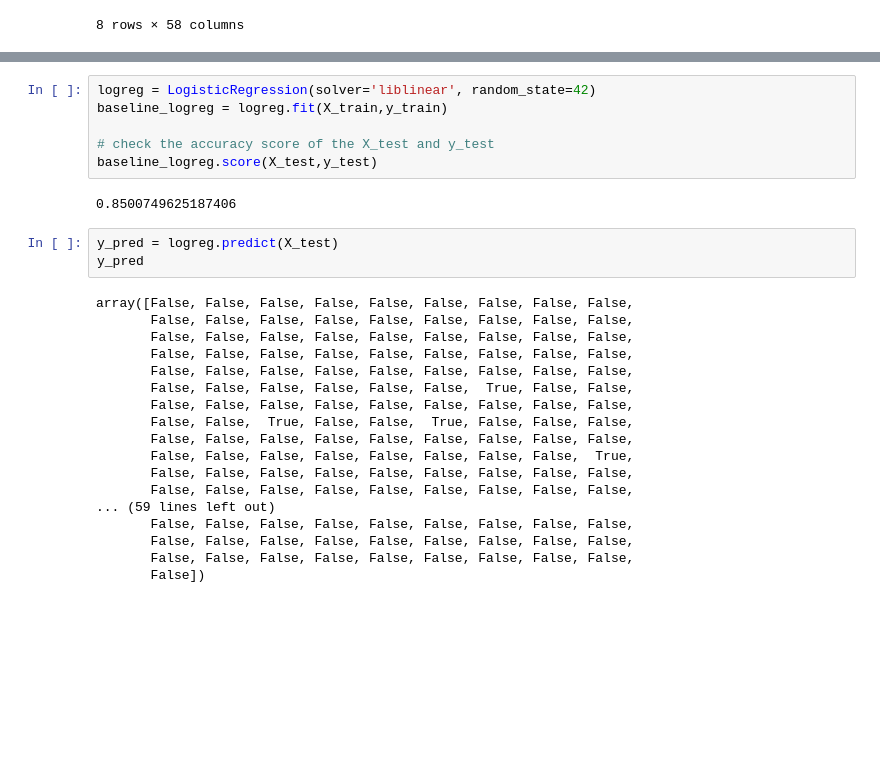
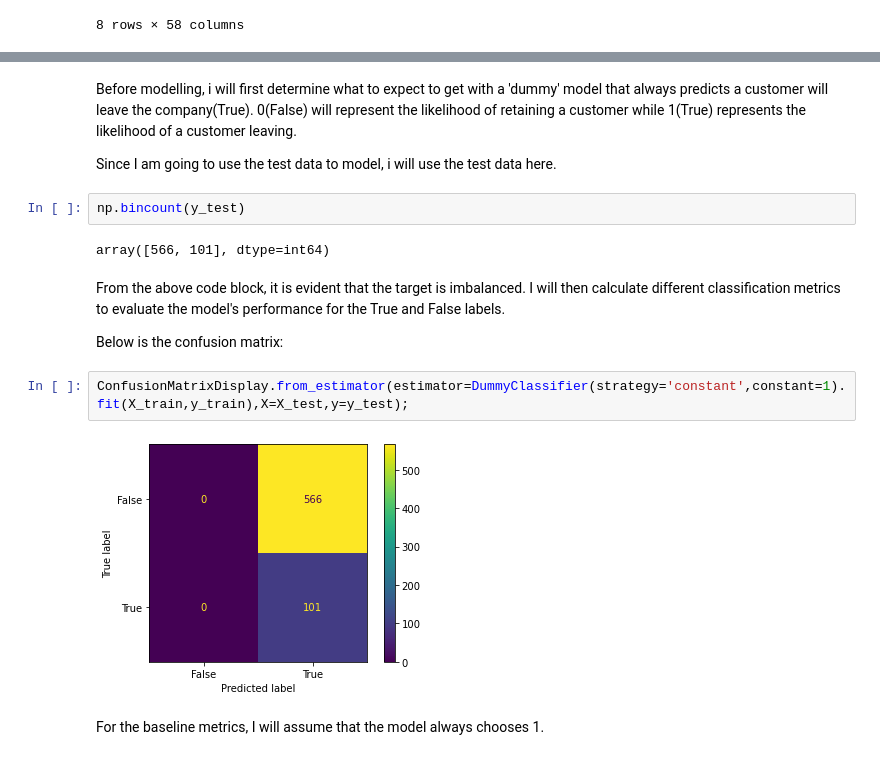
Before and after one commit to EdwinMbuthia/Phase-3-Project, a Jupyter notebook: index.ipynb, the cells around one changed output, grey strips where cells are left out. Drawn from its saved outputs; the diff is of its cells as text; blank space fills up the shorter version.

Commit message:
Finished working on the Baseline Model

```diff
--- a/index.ipynb
+++ b/index.ipynb
@@ -529,29 +528,19 @@ I will first create a simple Logistic regression model by instantiating the Logi
-# %%
-logreg = LogisticRegression(solver='liblinear', random_state=42)
-baseline_logreg = logreg.fit(X_train,y_train)
-
-# check the accuracy score of the X_test and y_test
-baseline_logreg.score(X_test,y_test)
-# %% [output]
-0.8500749625187406
-# %%
-y_pred = logreg.predict(X_test)
-y_pred
-# %% [output]
-array([False, False, False, False, False, False, False, False, False,
-       False, False, False, False, False, False, False, False, False,
-       False, False, False, False, False, False, False, False, False,
-       False, False, False, False, False, False, False, False, False,
-       False, False, False, False, False, False, False, False, False,
-       False, False, False, False, False, False,  True, False, False,
-       False, False, False, False, False, False, False, False, False,
-       False, False,  True, False, False,  True, False, False, False,
-       False, False, False, False, False, False, False, False, False,
-       False, False, False, False, False, False, False, False,  True,
-       False, False, False, False, False, False, False, False, False,
-       False, False, False, False, False, False, False, False, False,
-... (59 lines left out)
-       False, False, False, False, False, False, False, False, False,
-       False, False, False, False, False, False, False, False, False,
-       False, False, False, False, False, False, False, False, False,
-       False])
+# %% [markdown]
+Before modelling, i will first determine what to expect to get with a 'dummy' model that always predicts a customer will leave the company(True).
+0(False) will represent the likelihood of retaining a customer while 1(True) represents the likelihood of a customer leaving.
+
+Since I am going to use the test data to model, i will use the test data here.
+# %%
+np.bincount(y_test)
+# %% [output]
+array([566, 101], dtype=int64)
+# %% [markdown]
+From the above code block, it is evident that the target is imbalanced. I will then calculate different classification metrics to evaluate the model's performance for the True and False labels.
+
+Below is the confusion matrix:
+# %%
+ConfusionMatrixDisplay.from_estimator(estimator=DummyClassifier(strategy='constant',constant=1).fit(X_train,y_train),X=X_test,y=y_test);
+# %% [output]
+[figure, added]
+# %% [markdown]
+For the baseline metrics, I will assume that the model always chooses 1.
```
Also changed, not shown: parts of 5 cells of this notebook.
